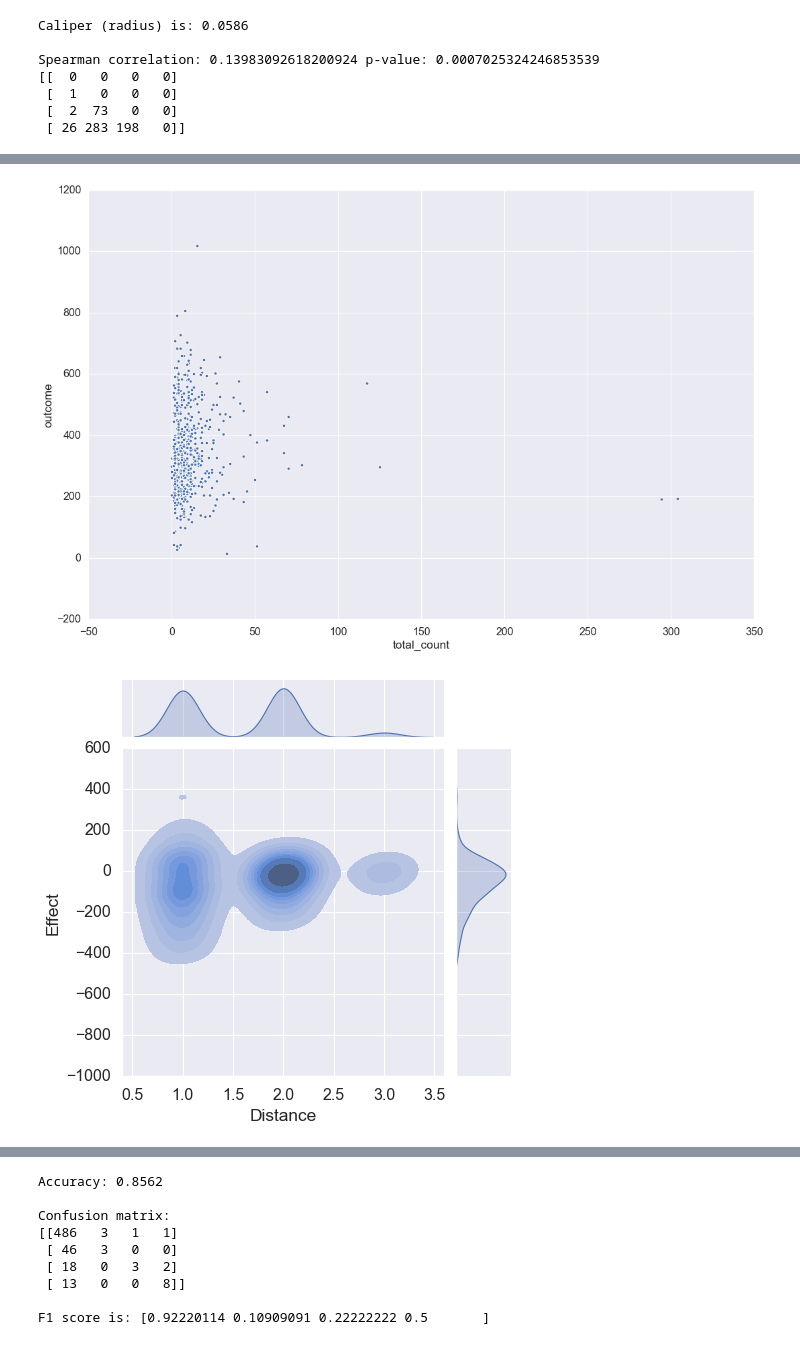
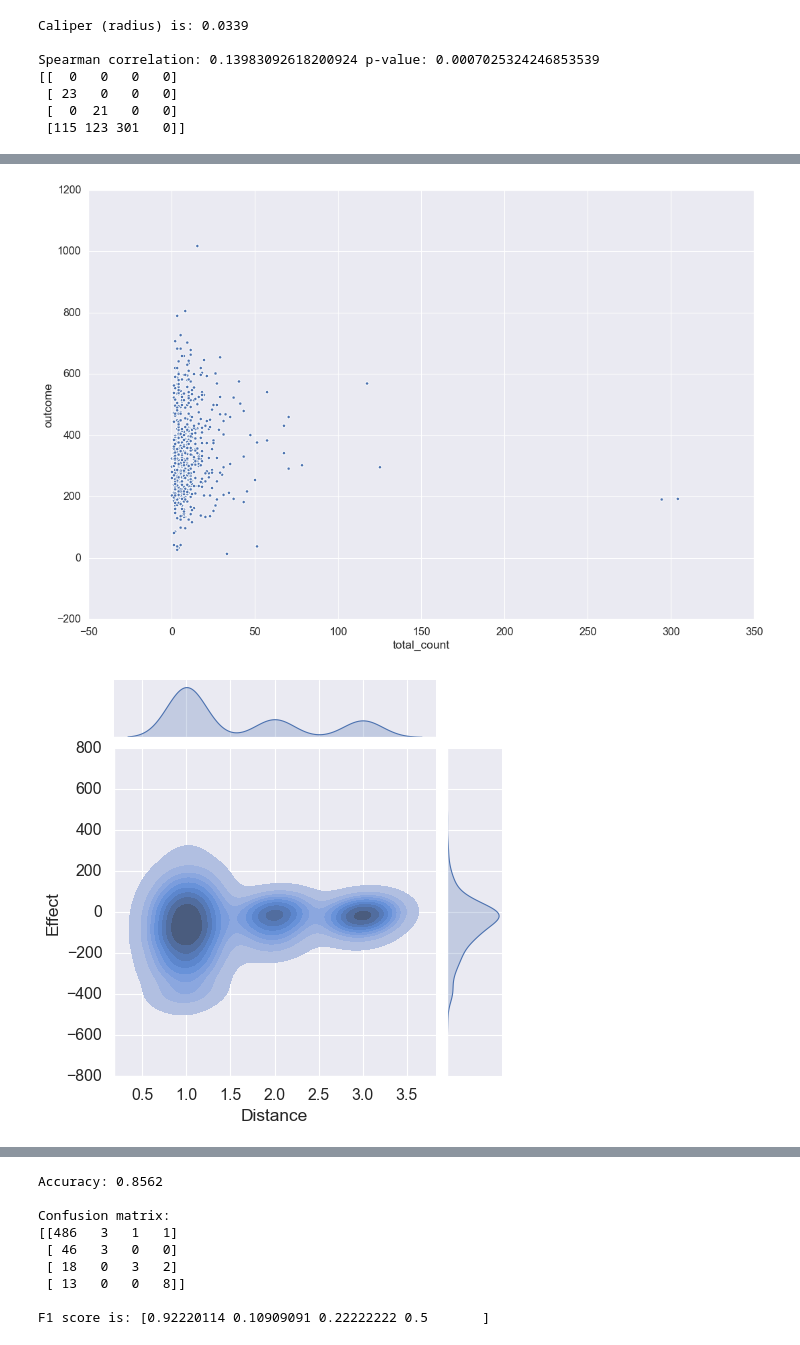
Before and after one commit to bramvankooten/urban-computing, a Jupyter notebook: results2.ipynb, the cells around one changed output, grey strips where cells are left out. Cells and saved outputs as stored; diff of their text form; code cells hidden in the pictures.

Commit message:
Full code refactor

```diff
--- a/results2.ipynb
+++ b/results2.ipynb
@@ -20,6 +20,8 @@ import scipy.stats as stats
 from sklearn import preprocessing
 from sklearn.metrics import confusion_matrix
 # %%
+# Functions for obtaining results
+
 def get_treatment_level(input, bins):
     if input < bins[0]:
         return 0
@@ -89,18 +91,19 @@ def print_distance_confusion_matrix(edmonds_applied, df_data):
 
     print(confusion_matrix(high_dose_units, low_dose_units))
 
-def obtain_results(input_data, treatment_column, columns_to_drop, bins):
-    subset = input_data.drop(columns_to_drop, axis=1)
-    input_data[treatment_column] = input_data[treatment_column].astype('int')
+def obtain_results(input_data, treatment_column, output_column, columns_to_drop, bins):
+    df = input_data.copy()
+    subset = df.drop(columns_to_drop, axis=1)
+    df[treatment_column] = df[treatment_column].astype('int')
     subset[treatment_column] = subset[treatment_column].astype('int')
-    treatment_levels = [get_treatment_level(x, bins) for x in list(input_data[treatment_column])]
+    treatment_levels = [get_treatment_level(x, bins) for x in list(df[treatment_column])]
     subset_treatment_levels = [get_treatment_level(x, bins) for x in list(subset[treatment_column])]
-    input_data[treatment_column + '_bin'] = treatment_levels
+    df[treatment_column + '_bin'] = treatment_levels
     subset[treatment_column] = subset_treatment_levels
 
     T = subset[treatment_column]
     X = subset.loc[:,subset.columns != treatment_column]
-    y = input_data[['QUANTITY']]
+    y = df[[output_column]]
 
     pipe = Pipeline([
         ('scaler', StandardScaler()),
@@ -115,16 +118,16 @@ def obtain_results(input_data, treatment_column, columns_to_drop, bins):
     print('F1 score is:', metrics.f1_score(T, predictions_binary, average=None))
     predictions_logit = np.array([logit(xi) for xi in predictions[:,1]])
     plot_propensity_plots(predictions, predictions_logit, T)
-    input_data.loc[:,'propensity_score'] = predictions[:,1]
-    input_data.loc[:,'propensity_score_logit'] = predictions_logit
-    input_data.loc[:,'outcome'] = y.QUANTITY
+    df.loc[:,'propensity_score'] = predictions[:,1]
+    df.loc[:,'propensity_score_logit'] = predictions_logit
+    df.loc[:,'outcome'] = y[output_column]
 
     X.loc[:,'propensity_score'] = predictions[:,1]
     X.loc[:,'propensity_score_logit'] = predictions_logit
-    X.loc[:,'outcome'] = y.QUANTITY
-    X.loc[:,'treatment'] = input_data[treatment_column + '_bin']
+    X.loc[:,'outcome'] = y[output_column]
+    X.loc[:,'treatment'] = df[treatment_column + '_bin']
 
-    caliper = np.std(input_data.propensity_score) * 0.25
+    caliper = np.std(df.propensity_score) * 0.25
     print('\nCaliper (radius) is: {:.4f}\n'.format(caliper))
 
     df_data = X
@@ -138,7 +141,7 @@ def obtain_results(input_data, treatment_column, columns_to_drop, bins):
     edmonds_applied = create_maximum_branching_graph(df_data)
     nx.draw(edmonds_applied)
 
-    plot_correlation(input_data, treatment_column)
+    plot_correlation(df, treatment_column)
     plot_distance_distribution(edmonds_applied, df_data)
     print_distance_confusion_matrix(edmonds_applied, df_data)
 # %%
@@ -220,5 +230,5 @@ Spearman correlation: 0.14395516148079224 p-value: 0.00047305426668060413
 # %%
 #2013 total
 
-obtain_results(full_dataset_confounders_2013, 'total_count', all_columns_to_drop_year, bins=[2,10,50])
+obtain_results(full_dataset_confounders_2013, 'total_count', 'QUANTITY', all_columns_to_drop_year, bins=[4,7,12])
 # %% [output]
@@ -235,7 +245,7 @@ F1 score is: [0.         0.79       0.5488959  0.63636364]
-Caliper (radius) is: 0.0586
+Caliper (radius) is: 0.0339
 
 Spearman correlation: 0.13983092618200924 p-value: 0.0007025324246853539
 [[  0   0   0   0]
- [  1   0   0   0]
- [  2  73   0   0]
- [ 26 283 198   0]]
+ [ 23   0   0   0]
+ [  0  21   0   0]
+ [115 123 301   0]]
@@ -243,5 +253,5 @@ Spearman correlation: 0.13983092618200924 p-value: 0.0007025324246853539
 [figure]
-[figure, old version]
+[figure, new version]
 # %%
 #2011 ARTS
 
```
Also changed, not shown: parts of 8 cells of this notebook, 17 other files.
